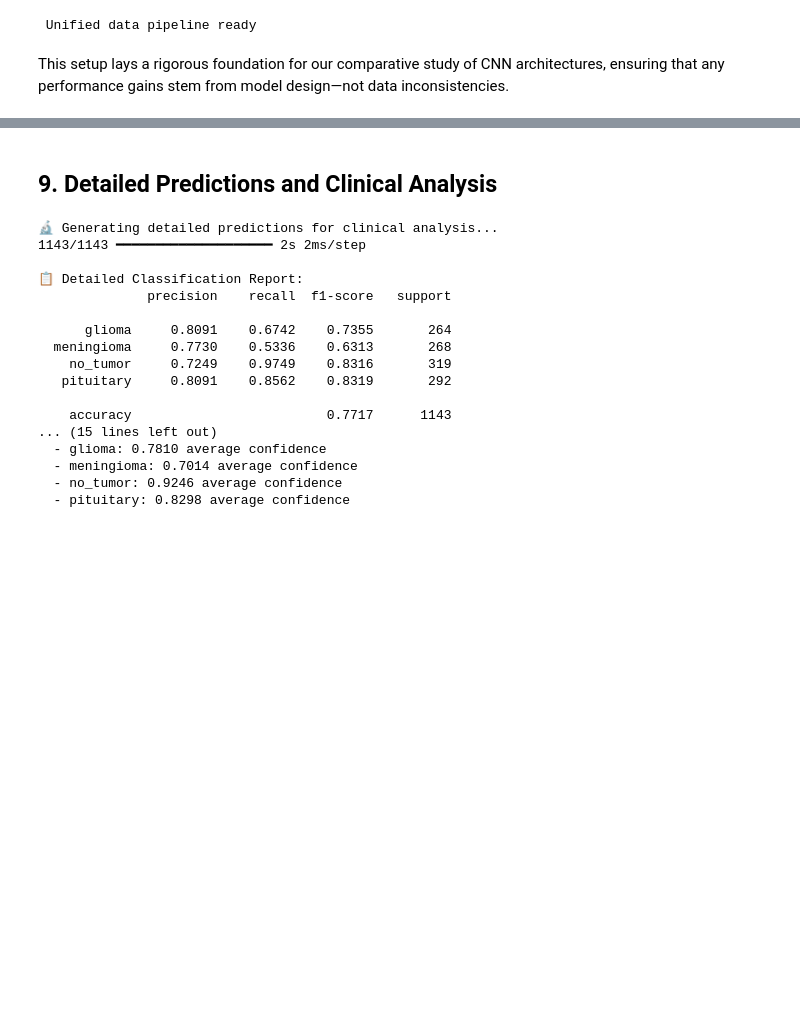
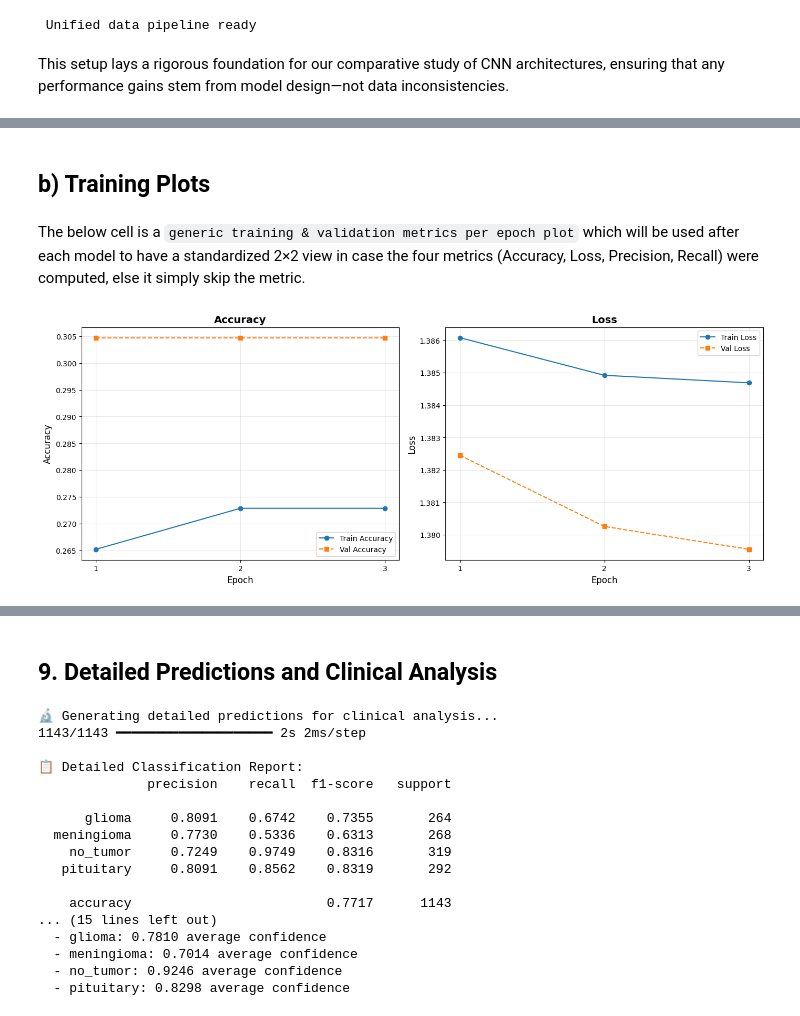
Before and after one commit to asm-bse/dl_applications, a Jupyter notebook: main.ipynb, the cells around one changed output, grey strips where cells are left out. Saved outputs shown, nothing was run; the diff lists cells and outputs as text; code cells hidden in the pictures; blank space fills up the shorter version.

Commit message:
Pipeline and 3 Models Ready

```diff
--- a/main.ipynb
+++ b/main.ipynb
@@ -127,6 +137,7 @@ Testing  data path: /Users/simonvellin/Documents/BSE/TERM 3/HIGH DIMENSIONAL ANA
 Ensure the below cells correctly detects for the four classes:
 # %%
 classes = sorted([d for d in os.listdir(TRAIN_DATASET_PATH) if os.path.isdir(os.path.join(TRAIN_DATASET_PATH, d))])
+num_classes = len(classes)
 print(f"Detected classes: {classes}")
 # %% [output]
 Detected classes: ['glioma', 'meningioma', 'notumor', 'pituitary']
@@ -361,0 +465,48 @@ This setup lays a rigorous foundation for our comparative study of CNN architect
+# %% [markdown]
+## b) Training Plots
+# %% [markdown]
+The below cell is a `generic training & validation metrics per epoch plot` which will be used after each model to have a standardized 2×2 view in case the four metrics (Accuracy, Loss, Precision, Recall) were computed, else it simply skip the metric.
+# %%
+# metrics to plot
+metrics = {
+    'Accuracy':    ('accuracy', 'val_accuracy'),
+    'Loss':        ('loss',     'val_loss'),
+    'Precision':   ('precision','val_precision'),
+    'Recall':      ('recall',   'val_recall'),
+}
+
+epochs = range(1, len(history.history['accuracy']) + 1)
+
+fig, axes = plt.subplots(2, 2, figsize=(14, 10))
+axes = axes.flatten()
+
+colors = {
+    'train': 'tab:blue',
+    'val':   'tab:orange'
+}
+styles = {
+    'train': '-',
+    'val':   '--'
+}
+
+for ax, (title, (train_key, val_key)) in zip(axes, metrics.items()):
+    # skip if metric not in history
+    if train_key not in history.history:
+        ax.set_visible(False)
+        continue
+
+    ax.plot(epochs, history.history[train_key], color=colors['train'],
+            linestyle=styles['train'], marker='o', label=f'Train {title}')
+    ax.plot(epochs, history.history[val_key], color=colors['val'],
+            linestyle=styles['val'], marker='s', label=f'Val {title}')
+    ax.set_title(title, fontsize=14, fontweight='bold')
+    ax.set_xlabel('Epoch', fontsize=12)
+    ax.set_ylabel(title, fontsize=12)
+    ax.legend(loc='best')
+    ax.grid(alpha=0.3)
+    ax.set_xticks(epochs)
+
+plt.tight_layout()
+plt.show()
+# %% [output]
+[figure, added]
```
Also changed, not shown: parts of 42 cells of this notebook, 1 other file.
